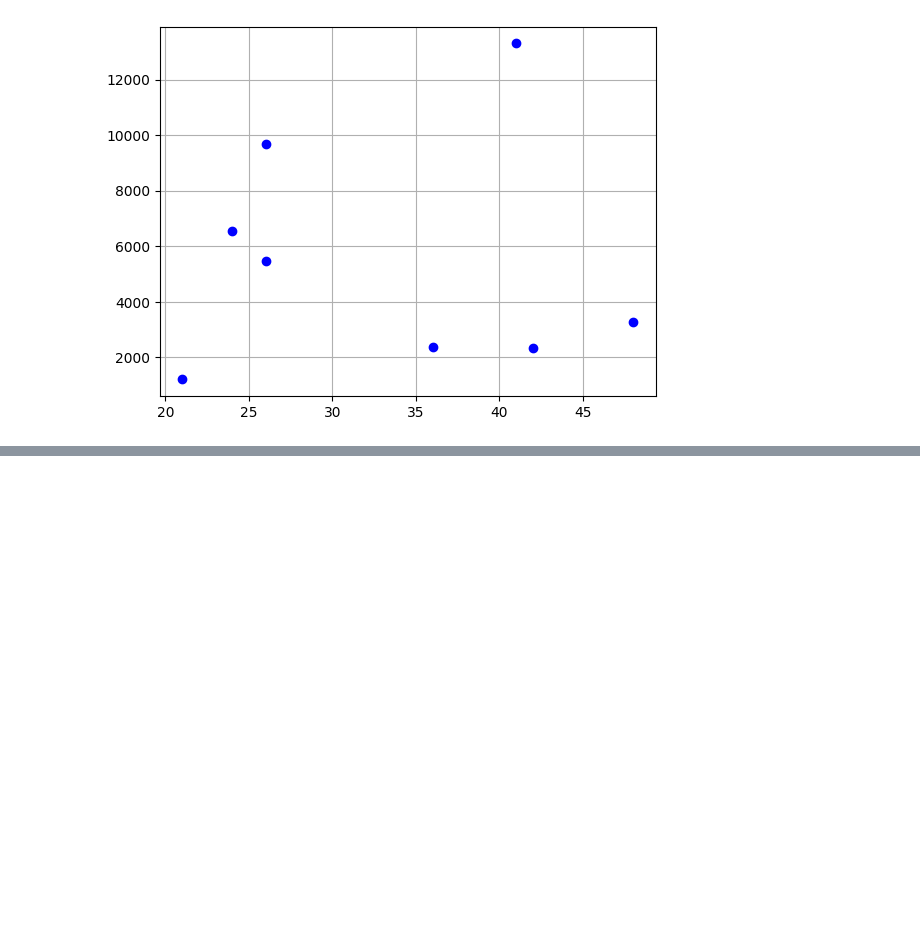
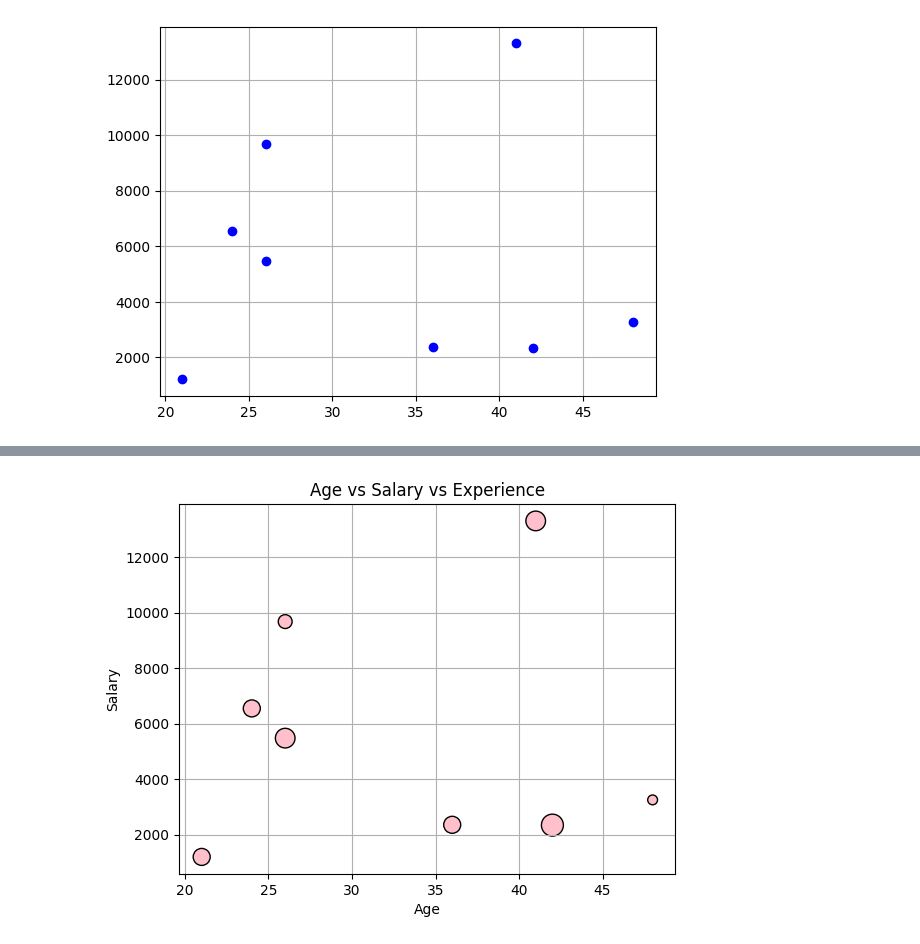
Before and after one commit to AVK48/AI-ML-JOURNEY, a Jupyter notebook: matplotlib_2.ipynb, the cells around one changed output, grey strips where cells are left out. Drawn from its saved outputs; the diff is of its cells as text; code cells hidden in the pictures; blank space fills up the shorter version.

```diff
--- a/matplotlib_2.ipynb
+++ b/matplotlib_2.ipynb
@@ -112,0 +113,12 @@ plt.show()
+# %%
+df['experience']=[3,4,5,3,2,1,3,4]
+# %%
+#bubble sort - A bubble plot (or bubble chart) is a multivariate data visualization technique that extends a standard scatter plot by introducing a third dimension of data.
+plt.scatter(df['age'],df['Salary'],s= df['experience']*50,color = 'pink',edgecolors = 'black')
+plt.title("Age vs Salary vs Experience") #title of the plot
+plt.xlabel("Age") # label for the x axis
+plt.ylabel("Salary") # label for the y axis
+plt.grid()
+plt.show()
+# %% [output]
+[figure, added]
```
Also changed, not shown: parts of 2 cells of this notebook.
